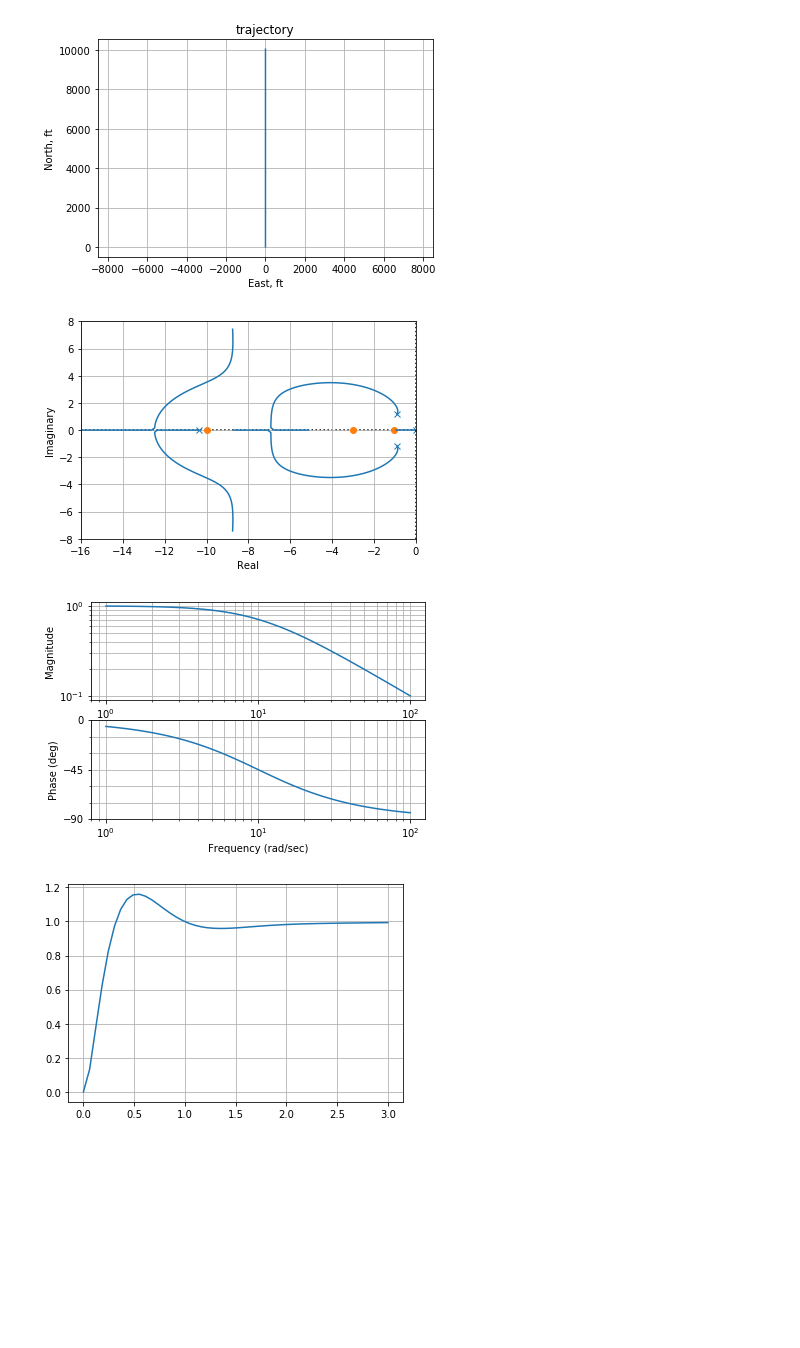
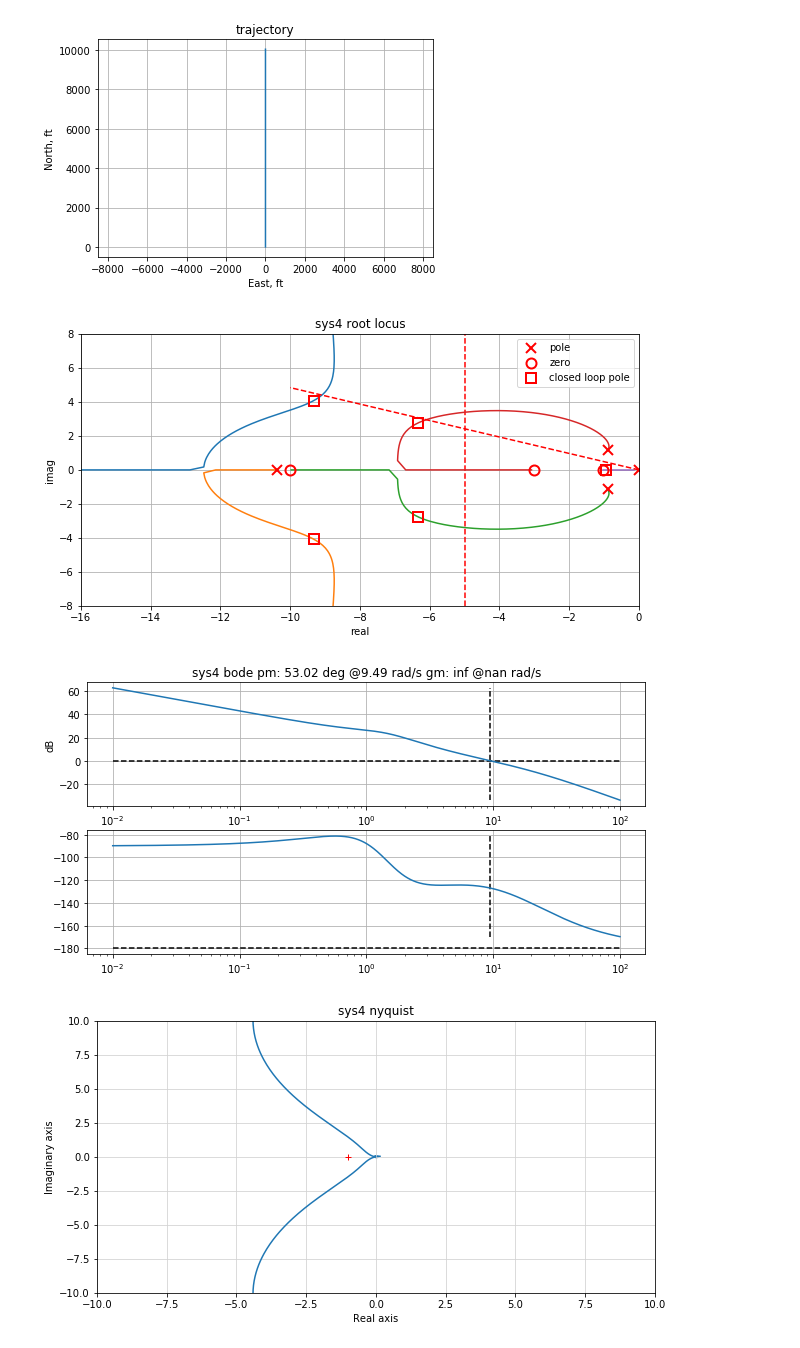
Before and after one commit to jgoppert/aae497-f19, a Jupyter notebook: python/lectures/2-F16-Intro.ipynb, the cells around one changed output. Cells and saved outputs as stored; diff of their text form; code cells hidden in the pictures; blank space fills up the shorter version.

```diff
--- a/python/lectures/2-F16-Intro.ipynb
+++ b/python/lectures/2-F16-Intro.ipynb
@@ -77,16 +54,7 @@ sys = control.feedback(Kq*sys4[1, :], 1)
-# %%
-control.rlocus(sys4[1, 0], kvect=np.linspace(0, 0.9, 1000));
-plt.axis([-16, 0, -8 ,8])
-plt.grid()
-# %% [output]
-[figure, removed]
-# %%
-control.bode(sysf[0, 0]);
-# %% [output]
-[figure, removed]
-# %%
-t, y = control.step_response(sys, T=np.linspace(0, 3));
-plt.plot(t, y)
-plt.grid()
-# %% [output]
-[figure, removed]
+# %%
+loop_analysis('sys4', (s+3)/s*sys3[1, 0], zeta=0.9, wd=5, k=0.75, t_vect=np.linspace(0, 2, 1000), k_vect=np.logspace(-2, 1, 1000),
+              omega_vect=np.logspace(-2, 2, 1000))
+# %% [output]
+[figure, added]
+[figure, added]
+[figure, added]
```
Also changed, not shown: parts of 5 cells of this notebook, 5 other files.
